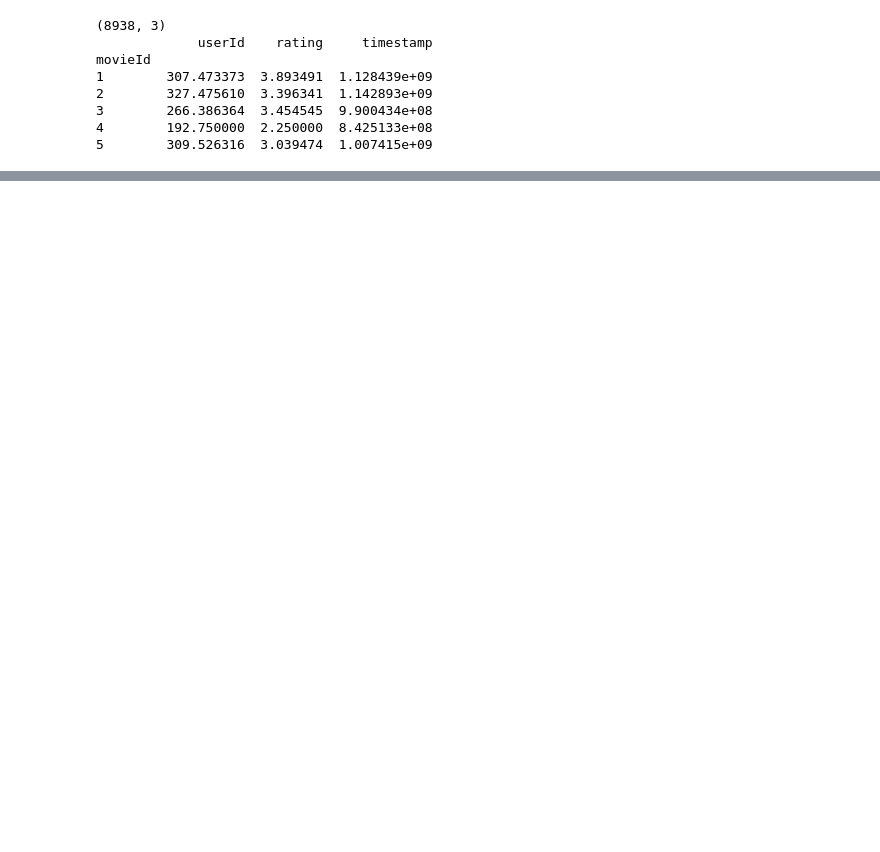
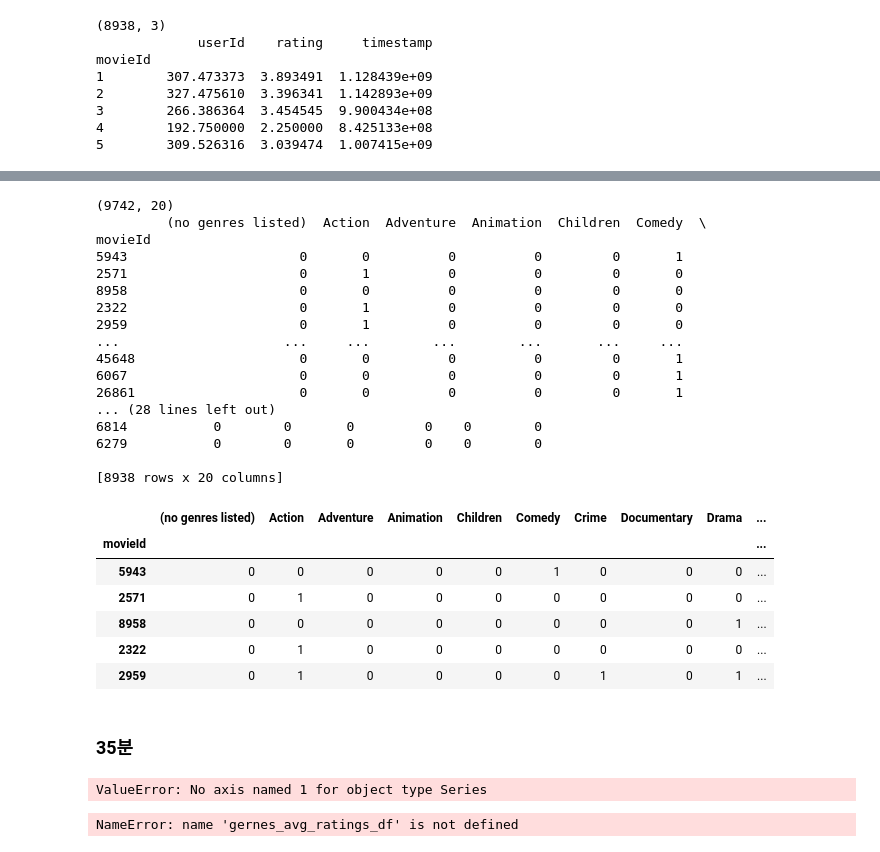
Before and after one commit to 92aboutTime/Recommendation_System, a Jupyter notebook: FastCampus/MyCode/추천시스템 맛보기.ipynb, the cells around one changed output, grey strips where cells are left out. Drawn from its saved outputs; the diff is of its cells as text; code cells hidden in the pictures; blank space fills up the shorter version.

```diff
--- a/FastCampus/MyCode/추천시스템 맛보기.ipynb
+++ b/FastCampus/MyCode/추천시스템 맛보기.ipynb
@@ -266,0 +329,51 @@ print(mse, rmse)
+# %%
+genres_df = movies_df['genres'].str.get_dummies(sep='|')
+print(genres_df.shape)
+genres_df = genres_df.loc[train_df.movieId.unique()]
+print(genres_df)
+genres_df.head()
+# %% [output]
+(9742, 20)
+         (no genres listed)  Action  Adventure  Animation  Children  Comedy  \
+movieId
+5943                      0       0          0          0         0       1
+2571                      0       1          0          0         0       0
+8958                      0       0          0          0         0       0
+2322                      0       1          0          0         0       0
+2959                      0       1          0          0         0       0
+...                     ...     ...        ...        ...       ...     ...
+45648                     0       0          0          0         0       1
+6067                      0       0          0          0         0       1
+26861                     0       0          0          0         0       1
+... (28 lines left out)
+6814           0        0       0         0    0        0
+6279           0        0       0         0    0        0
+
+[8938 rows x 20 columns]
+|  | (no genres listed) | Action | Adventure | Animation | Children | Comedy | Crime | Documentary | Drama | ... |
+| movieId |  |  |  |  |  |  |  |  |  | ... |
+| 5943 | 0 | 0 | 0 | 0 | 0 | 1 | 0 | 0 | 0 | ... |
+| 2571 | 0 | 1 | 0 | 0 | 0 | 0 | 0 | 0 | 0 | ... |
+| 8958 | 0 | 0 | 0 | 0 | 0 | 0 | 0 | 0 | 1 | ... |
+| 2322 | 0 | 1 | 0 | 0 | 0 | 0 | 0 | 0 | 0 | ... |
+| 2959 | 0 | 1 | 0 | 0 | 0 | 0 | 1 | 0 | 1 | ... |
+# %% [markdown]
+### 35분
+# %%
+train_movie_avg_ratings_df = train_user_movie_matrix.copy()
+train_movie_avg_ratings_df = train_movie_avg_rating_df.replace(0, np.NaN)
+train_movie_avg_ratings_df = train_movie_avg_rating_df.mean(axis = 1)
+
+train_movie_avg_ratings_df
+# %% [output]
+ValueError: No axis named 1 for object type Series
+# %%
+genres_avg_ratings_df = pd.DataFrame(index = genres_df.columns, columns = ['avg_ratings'])
+
+for genre in genres_avg_ratings_df.index:
+    genre_avg_rating = train_movie_avg_ratings_df.loc[genres_df[genres_df[genre].isin([1])].index].mean()
+    gernes_avg_ratings_df.loc[genre]['avg_ratings'] = genre_avg_rating
+
+genres_avg_ratings_df
+# %% [output]
+NameError: name 'gernes_avg_ratings_df' is not defined
```
Also changed, not shown: parts of 12 cells of this notebook, 1 other file.
